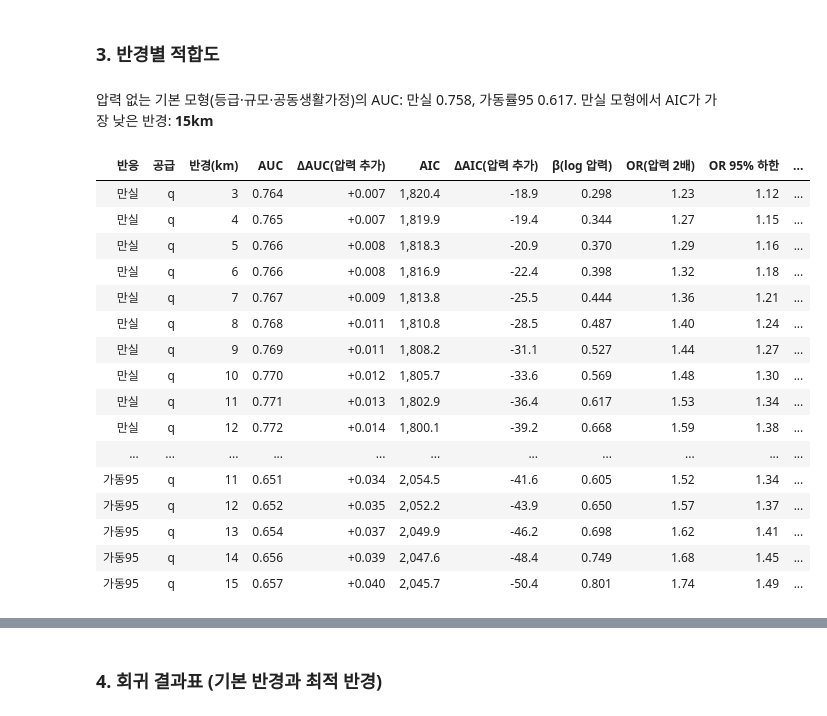
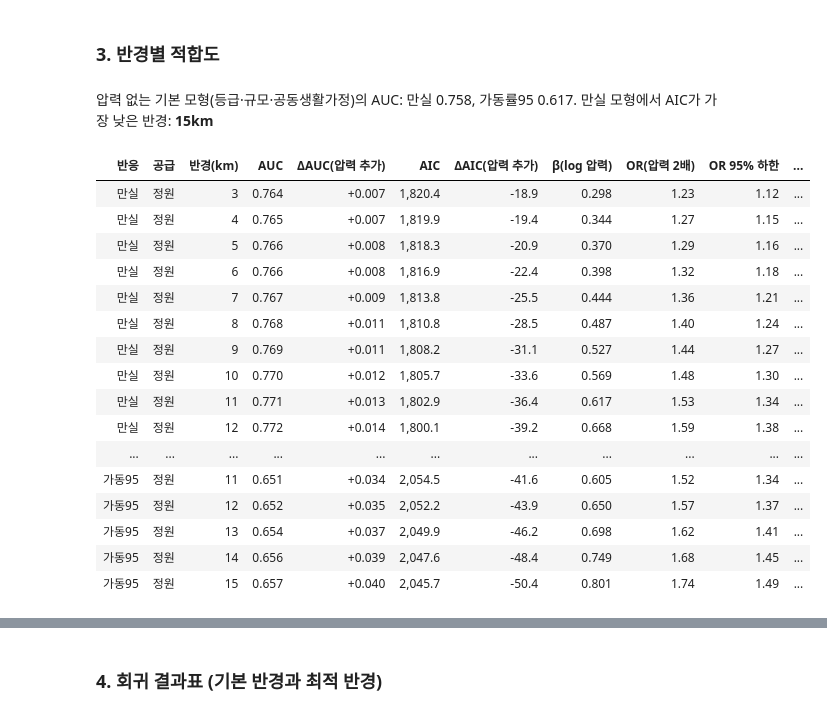
Before and after one commit to SID12g/uos-stat-data, a Jupyter notebook: 서울시 행정동별 요양시설 유효공급 격차/05_검증.ipynb, the cells around one changed output, grey strips where cells are left out. Cells and saved outputs as stored; diff of their text form; code cells hidden in the pictures.

```diff
--- a/서울시 행정동별 요양시설 유효공급 격차/05_검증.ipynb
+++ b/서울시 행정동별 요양시설 유효공급 격차/05_검증.ipynb
@@ -47,9 +50,10 @@ dong["D"] = demand.loc[dong["행정동코드"], "D_A"].to_numpy()
 fac = pd.read_csv(C.OUTPUT_DIR / "시설_공급.csv", dtype={"장기요양기관코드": str})
 fac_geo = gpd.GeoSeries(gpd.points_from_xy(fac["lon"], fac["lat"]), crs="EPSG:4326").to_crs(C.CRS)
 
-cached = np.load(C.OUTPUT_DIR / "거리행렬_동x시설.npz", allow_pickle=True)
-assert list(cached["dong"]) == list(dong["행정동코드"]) and list(cached["fac"]) == list(fac["장기요양기관코드"])
-dist = cached["dist"]
+# 좌표와 현재 행 순서로 재계산한다. .gitignore 대상인 거리 캐시에 의존하지 않는다.
+centres = dong.geometry.centroid
+dist = E.distance_matrix_km(np.column_stack([centres.x, centres.y]),
+                           np.column_stack([fac_geo.x, fac_geo.y]))
 
 seoul_shape = dong.loc[dong["서울"]].union_all()
 fac["서울거리_km"] = fac_geo.distance(seoul_shape).to_numpy() / 1000  # 서울 안이면 0
@@ -106,51 +110,56 @@ rows = []
 for outcome in ["만실", "가동95"]:
     base_model, base_auc = fit(outcome)
     for label in ["q", "정원"]:
         for d0 in D0_GRID:
             m, auc = fit(outcome, f"압력_{label}_{d0}")
             beta = m.params[f"np.log(압력_{label}_{d0})"]
             ci = m.conf_int().loc[f"np.log(압력_{label}_{d0})"]
             rows.append({
                 "반응": outcome, "공급": label, "반경(km)": d0, "AUC": auc, "ΔAUC(압력 추가)": auc - base_auc,
                 "AIC": m.aic, "ΔAIC(압력 추가)": m.aic - base_model.aic,
                 "β(log 압력)": beta, "OR(압력 2배)": 2 ** beta,
                 "OR 95% 하한": 2 ** ci[0], "OR 95% 상한": 2 ** ci[1], "p": m.pvalues[f"np.log(압력_{label}_{d0})"],
             })
 fit_table = pd.DataFrame(rows)
 fit_table.to_csv(C.OUTPUT_DIR / "반경별_적합도.csv", index=False)
 
-main = fit_table.query("반응 == '만실' and 공급 == 'q'").set_index("반경(km)")
+main = fit_table.query("반응 == '만실' and 공급 == '정원'").set_index("반경(km)")
 best_d0 = int(main["AIC"].idxmin())
 flat = main.index[main["AIC"] <= main["AIC"].min() + 2]
 display(Markdown(
     f"압력 없는 기본 모형(등급·규모·공동생활가정)의 AUC: 만실 {fit('만실')[1]:.3f}, 가동률95 {fit('가동95')[1]:.3f}. "
     f"만실 모형에서 AIC가 가장 낮은 반경: **{best_d0}km**"
 ))
 display(
-    fit_table.query("공급 == 'q'")
+    fit_table.query("공급 == '정원'")
     .style.format({"AUC": "{:.3f}", "ΔAUC(압력 추가)": "{:+.3f}", "AIC": "{:,.1f}", "ΔAIC(압력 추가)": "{:+.1f}",
                    "β(log 압력)": "{:.3f}", "OR(압력 2배)": "{:.2f}", "OR 95% 하한": "{:.2f}", "OR 95% 상한": "{:.2f}", "p": "{:.4f}"})
     .hide(axis="index")
 )
+# 등급별 상수 q는 등급 더미에 흡수된다. 두 결과를 독립적인 검증으로 세지 않는다.
+q_diag = fit_table.query("공급 == 'q'").set_index(["반응", "반경(km)"])
+raw_diag = fit_table.query("공급 == '정원'").set_index(["반응", "반경(km)"])
+assert np.allclose(q_diag[["AUC", "AIC", "β(log 압력)"]],
+                   raw_diag[["AUC", "AIC", "β(log 압력)"]], rtol=1e-8, atol=1e-8)
 # %% [output]
 압력 없는 기본 모형(등급·규모·공동생활가정)의 AUC: 만실 0.758, 가동률95 0.617. 만실 모형에서 AIC가 가장 낮은 반경: **15km**
 | 반응 | 공급 | 반경(km) | AUC | ΔAUC(압력 추가) | AIC | ΔAIC(압력 추가) | β(log 압력) | OR(압력 2배) | OR 95% 하한 | ... |
-| 만실 | q | 3 | 0.764 | +0.007 | 1,820.4 | -18.9 | 0.298 | 1.23 | 1.12 | ... |
-| 만실 | q | 4 | 0.765 | +0.007 | 1,819.9 | -19.4 | 0.344 | 1.27 | 1.15 | ... |
-| 만실 | q | 5 | 0.766 | +0.008 | 1,818.3 | -20.9 | 0.370 | 1.29 | 1.16 | ... |
-| 만실 | q | 6 | 0.766 | +0.008 | 1,816.9 | -22.4 | 0.398 | 1.32 | 1.18 | ... |
-| 만실 | q | 7 | 0.767 | +0.009 | 1,813.8 | -25.5 | 0.444 | 1.36 | 1.21 | ... |
-| 만실 | q | 8 | 0.768 | +0.011 | 1,810.8 | -28.5 | 0.487 | 1.40 | 1.24 | ... |
-| 만실 | q | 9 | 0.769 | +0.011 | 1,808.2 | -31.1 | 0.527 | 1.44 | 1.27 | ... |
-| 만실 | q | 10 | 0.770 | +0.012 | 1,805.7 | -33.6 | 0.569 | 1.48 | 1.30 | ... |
-| 만실 | q | 11 | 0.771 | +0.013 | 1,802.9 | -36.4 | 0.617 | 1.53 | 1.34 | ... |
-| 만실 | q | 12 | 0.772 | +0.014 | 1,800.1 | -39.2 | 0.668 | 1.59 | 1.38 | ... |
+| 만실 | 정원 | 3 | 0.764 | +0.007 | 1,820.4 | -18.9 | 0.298 | 1.23 | 1.12 | ... |
+| 만실 | 정원 | 4 | 0.765 | +0.007 | 1,819.9 | -19.4 | 0.344 | 1.27 | 1.15 | ... |
+| 만실 | 정원 | 5 | 0.766 | +0.008 | 1,818.3 | -20.9 | 0.370 | 1.29 | 1.16 | ... |
+| 만실 | 정원 | 6 | 0.766 | +0.008 | 1,816.9 | -22.4 | 0.398 | 1.32 | 1.18 | ... |
+| 만실 | 정원 | 7 | 0.767 | +0.009 | 1,813.8 | -25.5 | 0.444 | 1.36 | 1.21 | ... |
+| 만실 | 정원 | 8 | 0.768 | +0.011 | 1,810.8 | -28.5 | 0.487 | 1.40 | 1.24 | ... |
+| 만실 | 정원 | 9 | 0.769 | +0.011 | 1,808.2 | -31.1 | 0.527 | 1.44 | 1.27 | ... |
+| 만실 | 정원 | 10 | 0.770 | +0.012 | 1,805.7 | -33.6 | 0.569 | 1.48 | 1.30 | ... |
+| 만실 | 정원 | 11 | 0.771 | +0.013 | 1,802.9 | -36.4 | 0.617 | 1.53 | 1.34 | ... |
+| 만실 | 정원 | 12 | 0.772 | +0.014 | 1,800.1 | -39.2 | 0.668 | 1.59 | 1.38 | ... |
 | ... | ... | ... | ... | ... | ... | ... | ... | ... | ... | ... |
-| 가동95 | q | 11 | 0.651 | +0.034 | 2,054.5 | -41.6 | 0.605 | 1.52 | 1.34 | ... |
-| 가동95 | q | 12 | 0.652 | +0.035 | 2,052.2 | -43.9 | 0.650 | 1.57 | 1.37 | ... |
-| 가동95 | q | 13 | 0.654 | +0.037 | 2,049.9 | -46.2 | 0.698 | 1.62 | 1.41 | ... |
-| 가동95 | q | 14 | 0.656 | +0.039 | 2,047.6 | -48.4 | 0.749 | 1.68 | 1.45 | ... |
-| 가동95 | q | 15 | 0.657 | +0.040 | 2,045.7 | -50.4 | 0.801 | 1.74 | 1.49 | ... |
+| 가동95 | 정원 | 11 | 0.651 | +0.034 | 2,054.5 | -41.6 | 0.605 | 1.52 | 1.34 | ... |
+| 가동95 | 정원 | 12 | 0.652 | +0.035 | 2,052.2 | -43.9 | 0.650 | 1.57 | 1.37 | ... |
+| 가동95 | 정원 | 13 | 0.654 | +0.037 | 2,049.9 | -46.2 | 0.698 | 1.62 | 1.41 | ... |
+| 가동95 | 정원 | 14 | 0.656 | +0.039 | 2,047.6 | -48.4 | 0.749 | 1.68 | 1.45 | ... |
+| 가동95 | 정원 | 15 | 0.657 | +0.040 | 2,045.7 | -50.4 | 0.801 | 1.74 | 1.49 | ... |
 # %%
 fig, axes = plt.subplots(1, 2, figsize=(14, 5.5))
 for outcome, color in (("만실", "#2878B5"), ("가동95", "#D95F59")):
```
Also changed, not shown: parts of 11 cells of this notebook, 18 other files.
